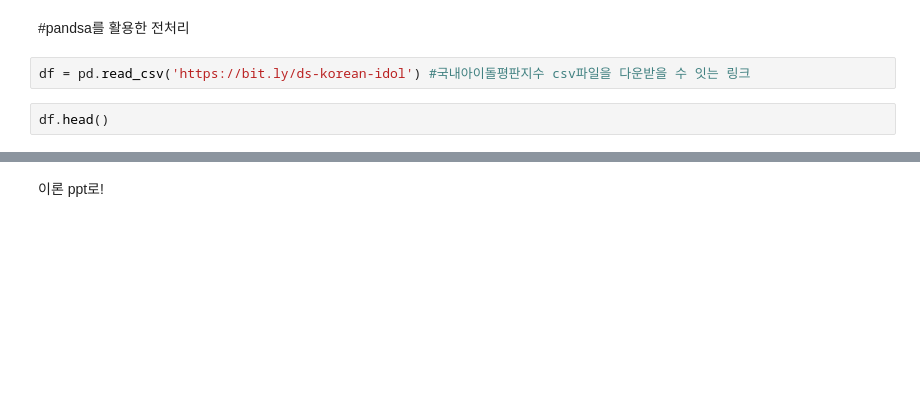
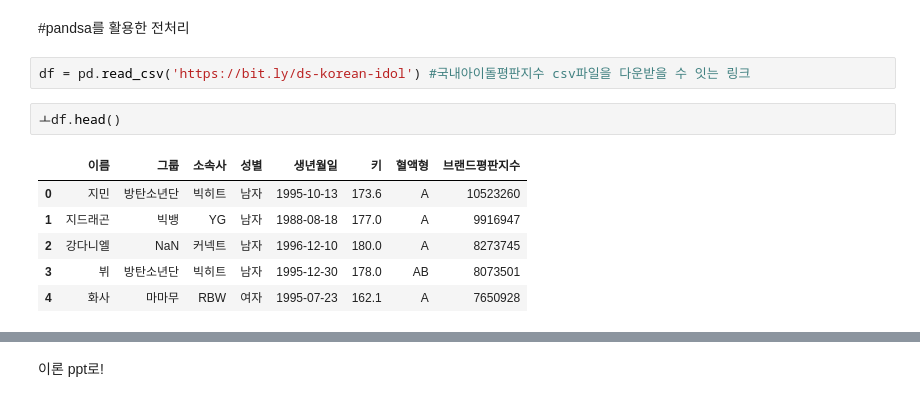
Before and after one commit to KimEun-Bi/etc.., a Jupyter notebook: 파이썬_응용_1주차.ipynb, the cells around one changed output, grey strips where cells are left out. Saved outputs shown, nothing was run; the diff lists cells and outputs as text; blank space fills up the shorter version.

```diff
--- a/파이썬_응용_1주차.ipynb
+++ b/파이썬_응용_1주차.ipynb
@@ -648,6 +725,13 @@ cities[0:2]
 # %%
 df = pd.read_csv('https://bit.ly/ds-korean-idol') #국내아이돌평판지수 csv파일을 다운받을 수 잇는 링크
 # %%
-df.head()
+ㅗdf.head()
+# %% [output]
+|  | 이름 | 그룹 | 소속사 | 성별 | 생년월일 | 키 | 혈액형 | 브랜드평판지수 |
+| 0 | 지민 | 방탄소년단 | 빅히트 | 남자 | 1995-10-13 | 173.6 | A | 10523260 |
+| 1 | 지드래곤 | 빅뱅 | YG | 남자 | 1988-08-18 | 177.0 | A | 9916947 |
+| 2 | 강다니엘 | NaN | 커넥트 | 남자 | 1996-12-10 | 180.0 | A | 8273745 |
+| 3 | 뷔 | 방탄소년단 | 빅히트 | 남자 | 1995-12-30 | 178.0 | AB | 8073501 |
+| 4 | 화사 | 마마무 | RBW | 여자 | 1995-07-23 | 162.1 | A | 7650928 |
 # %%
 df.info()
```
Also changed, not shown: parts of 114 cells of this notebook.
